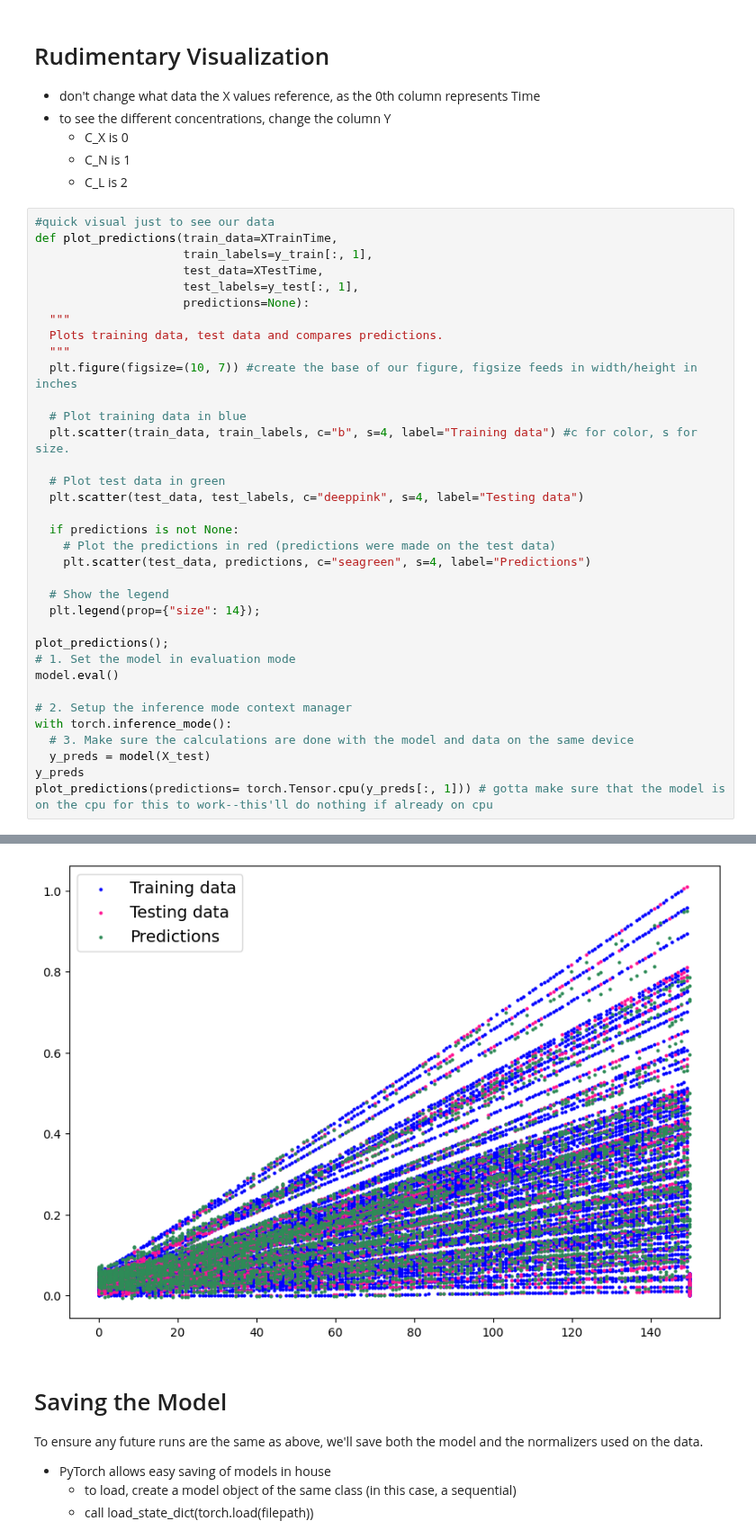
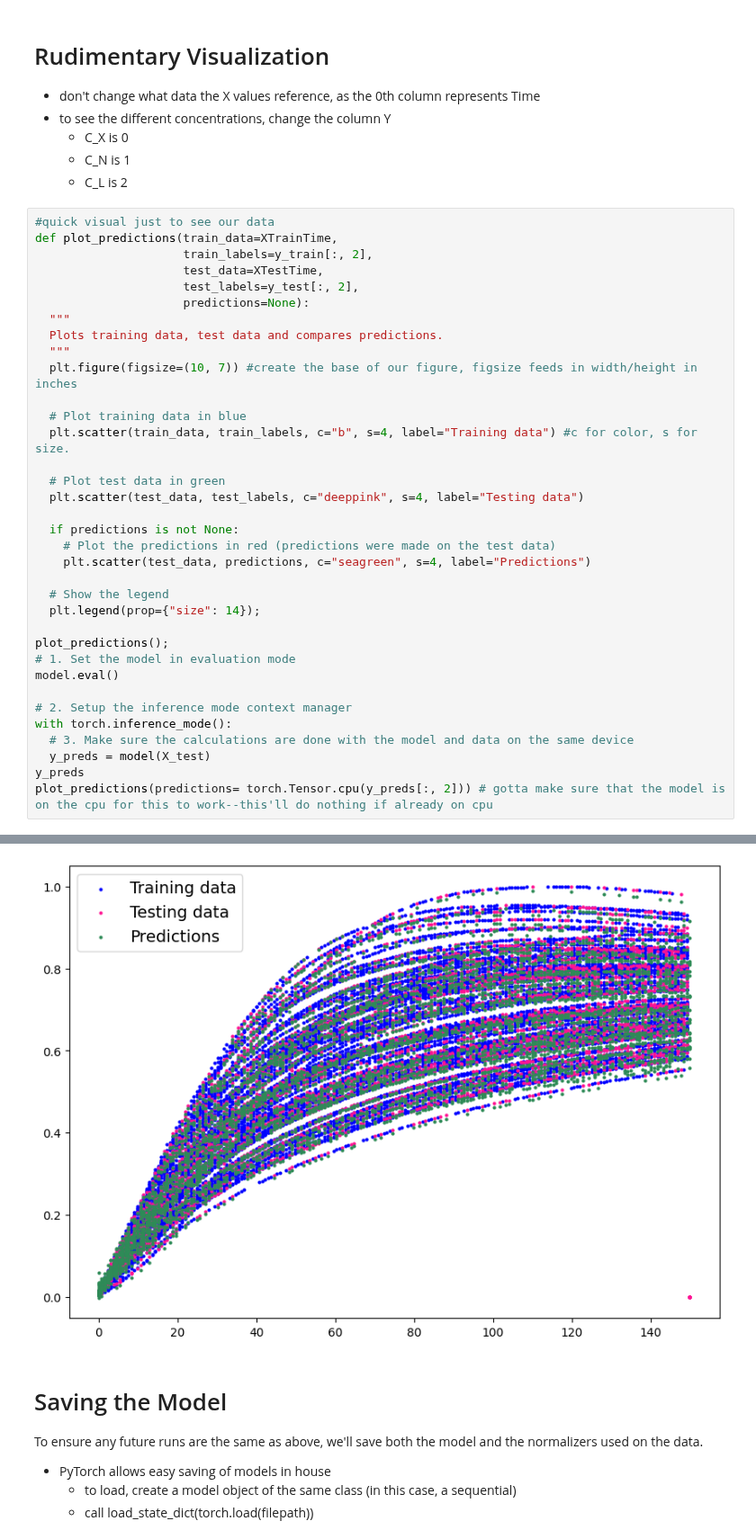
Before and after one commit to swamilikes2code/Python_based_Interactive_Scientific_Visualization, a Jupyter notebook: digital_lab_twin/maddie-nn/neuralnet.ipynb, the cells around one changed output, grey strips where cells are left out. Shown at 90% size. Saved outputs shown, nothing was run; the diff lists cells and outputs as text.

Commit message:
plot editing

```diff
--- a/digital_lab_twin/maddie-nn/neuralnet.ipynb
+++ b/digital_lab_twin/maddie-nn/neuralnet.ipynb
@@ -191,9 +191,9 @@ RMSE: 0.05
 # %%
 #quick visual just to see our data
 def plot_predictions(train_data=XTrainTime,
-                     train_labels=y_train[:, 1],
+                     train_labels=y_train[:, 2],
                      test_data=XTestTime,
-                     test_labels=y_test[:, 1],
+                     test_labels=y_test[:, 2],
                      predictions=None):
   """
   Plots training data, test data and compares predictions.
@@ -222,5 +222,5 @@ with torch.inference_mode():
   # 3. Make sure the calculations are done with the model and data on the same device
   y_preds = model(X_test)
 y_preds
-plot_predictions(predictions= torch.Tensor.cpu(y_preds[:, 1])) # gotta make sure that the model is on the cpu for this to work--this'll do nothing if already on cpu
+plot_predictions(predictions= torch.Tensor.cpu(y_preds[:, 2])) # gotta make sure that the model is on the cpu for this to work--this'll do nothing if already on cpu
 # %% [output]
@@ -228,4 +228,4 @@ plot_predictions(predictions= torch.Tensor.cpu(y_preds[:, 1])) # gotta make sure
-[figure, old version]
+[figure, new version]
 # %% [markdown]
 # Saving the Model
 To ensure any future runs are the same as above, we'll save both the model and the normalizers used on the data.
```
Also changed, not shown: parts of 2 cells of this notebook.
